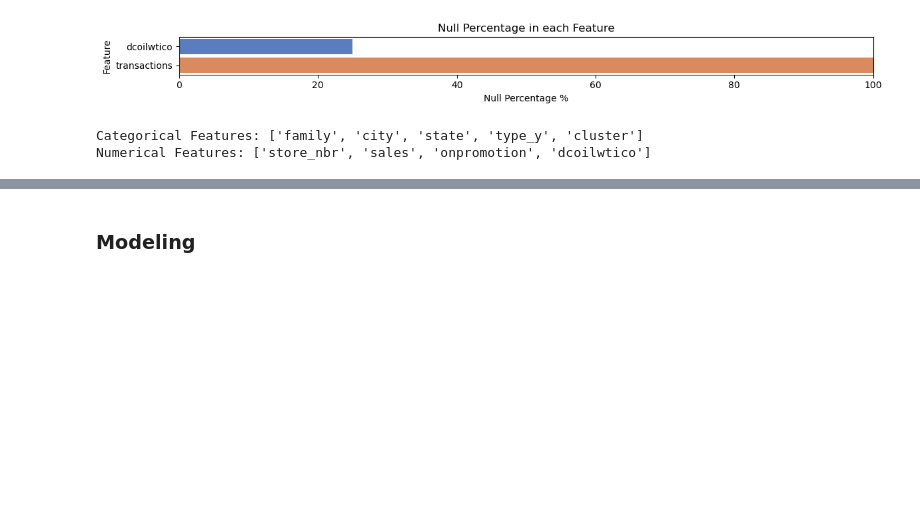
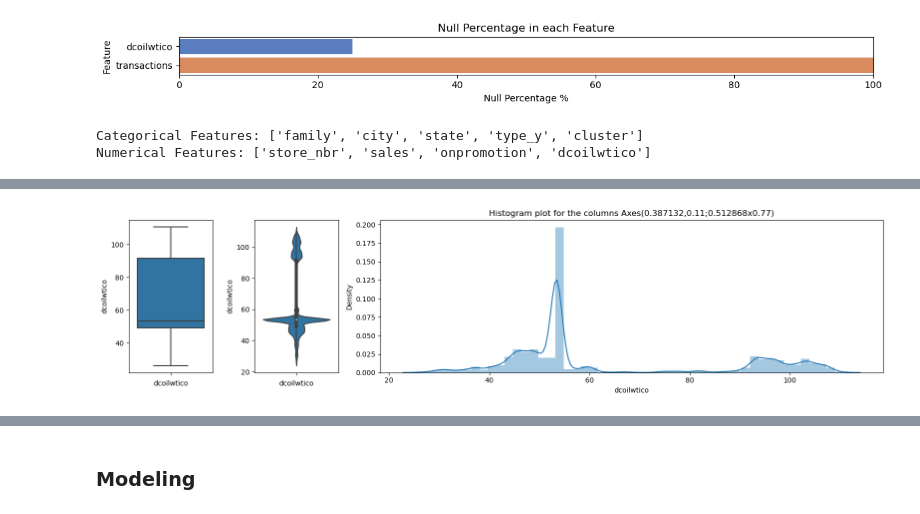
Before and after one commit to bharath03-a/time_series, a Jupyter notebook: kaggle_competition.ipynb, the cells around one changed output, grey strips where cells are left out. Cells and saved outputs as stored; diff of their text form; code cells hidden in the pictures; blank space fills up the shorter version.

Commit message:
visualizations

```diff
--- a/kaggle_competition.ipynb
+++ b/kaggle_competition.ipynb
@@ -350,0 +372,36 @@ def my_pie_chart(df, col):
+# %%
+# plotting the features
+def plot_feat(df, cols, plots, width, height, n_col=1):
+    plt_funcs = len(plots)
+
+    fig = plt.figure(figsize=(sum(width), max(height)))
+    gs = fig.add_gridspec(1, plt_funcs*n_col,
+                          width_ratios=width, height_ratios=height)
+
+    axes = [0]*(plt_funcs*n_col)
+
+    for i in range(n_col):
+        for j in range(plt_funcs):
+            k = i*plt_funcs + j
+            axes[k] = fig.add_subplot(gs[0, k])
+            plots[j](df, cols[i], axes[k])
+            axes[k].set_xlabel(cols[i])
+
+    plt.tight_layout()
+    plt.show()
+
+def plot_features(df, plots, width, height, n_col=1):
+    for i in range(0, len(df.columns), n_col):
+        plot_feat(df, df.columns[i:i+n_col], plots, width, height, n_col)
+# %%
+def plt_num_feat(df, plts=[my_boxplot, my_violinplot, my_distplot],
+                width = [2, 2, 12], height = [4], n_col = 1):
+    plot_features(df, plts, width, height)
+
+def plt_cat_feat(df, plts=[my_pie_chart, my_cnt_plot],
+                width = [5, 11], height = [5], n_col = 1):
+    plot_features(df, plts, width, height)
+# %%
+plt_num_feat(train_data[numerical_features[-1:]])
+# %% [output]
+[figure, added]
```
Also changed, not shown: parts of 10 cells of this notebook.
